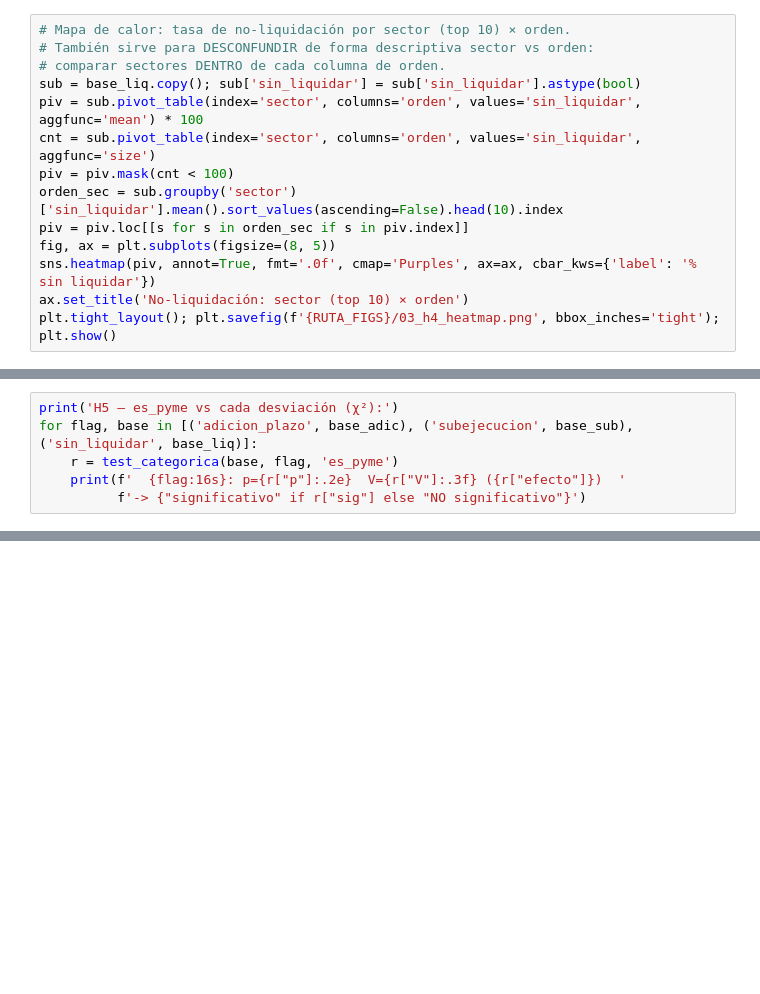
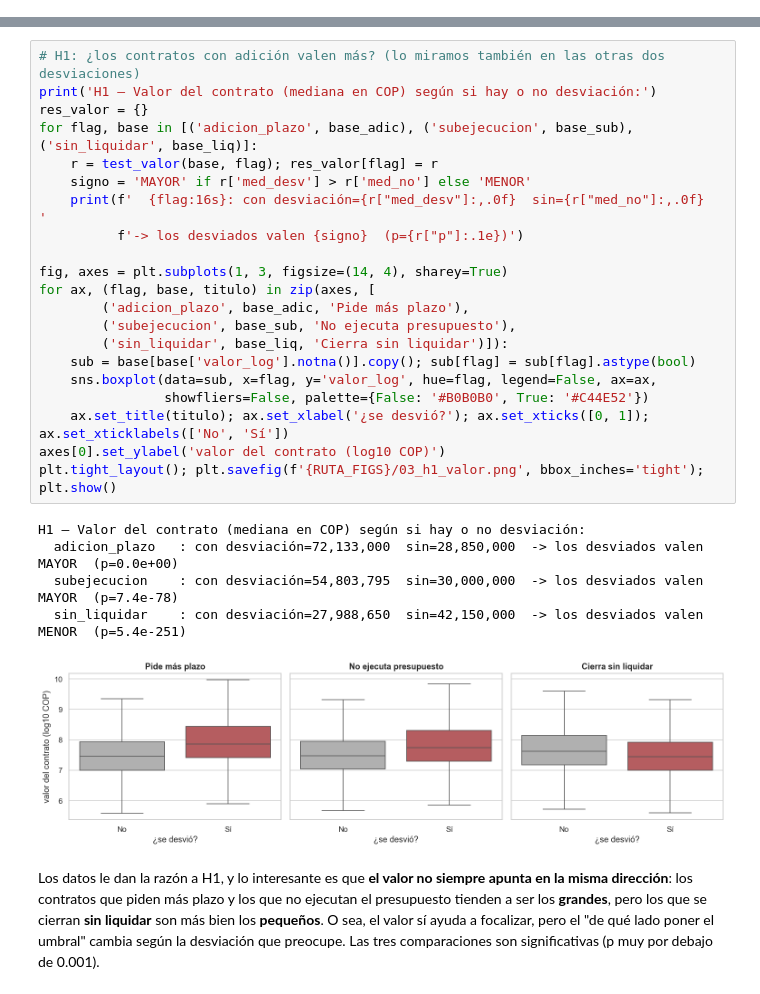
Before and after one commit to Danielfts/MINE-ciencia-de-datos, a Jupyter notebook: Taller 1/notebooks/03_analisis.ipynb, the cells around one changed output, grey strips where cells are left out. Cells and saved outputs as stored; diff of their text form; blank space fills up the shorter version.

```diff
--- a/Taller 1/notebooks/03_analisis.ipynb
+++ b/Taller 1/notebooks/03_analisis.ipynb
@@ -274,14 +0,0 @@ H4 — sin_liquidar vs sector: χ² p=0.0e+00  V=0.316 (fuerte) -> SIGNIFICATIVO
-# %%
-# Mapa de calor: tasa de no-liquidación por sector (top 10) × orden.
-# También sirve para DESCONFUNDIR de forma descriptiva sector vs orden:
-# comparar sectores DENTRO de cada columna de orden.
-sub = base_liq.copy(); sub['sin_liquidar'] = sub['sin_liquidar'].astype(bool)
-piv = sub.pivot_table(index='sector', columns='orden', values='sin_liquidar', aggfunc='mean') * 100
-cnt = sub.pivot_table(index='sector', columns='orden', values='sin_liquidar', aggfunc='size')
-piv = piv.mask(cnt < 100)
-orden_sec = sub.groupby('sector')['sin_liquidar'].mean().sort_values(ascending=False).head(10).index
-piv = piv.loc[[s for s in orden_sec if s in piv.index]]
-fig, ax = plt.subplots(figsize=(8, 5))
-sns.heatmap(piv, annot=True, fmt='.0f', cmap='Purples', ax=ax, cbar_kws={'label': '% sin liquidar'})
-ax.set_title('No-liquidación: sector (top 10) × orden')
-plt.tight_layout(); plt.savefig(f'{RUTA_FIGS}/03_h4_heatmap.png', bbox_inches='tight'); plt.show()
@@ -305,6 +0,0 @@ de este análisis descriptivo — ver limitaciones en el informe.)*
-# %%
-print('H5 — es_pyme vs cada desviación (χ²):')
-for flag, base in [('adicion_plazo', base_adic), ('subejecucion', base_sub), ('sin_liquidar', base_liq)]:
-    r = test_categorica(base, flag, 'es_pyme')
-    print(f'  {flag:16s}: p={r["p"]:.2e}  V={r["V"]:.3f} ({r["efecto"]})  '
-          f'-> {"significativo" if r["sig"] else "NO significativo"}')
@@ -367,0 +159,33 @@ limitaciones del análisis.
+# %%
+# H1: ¿los contratos con adición valen más? (lo miramos también en las otras dos desviaciones)
+print('H1 — Valor del contrato (mediana en COP) según si hay o no desviación:')
+res_valor = {}
+for flag, base in [('adicion_plazo', base_adic), ('subejecucion', base_sub), ('sin_liquidar', base_liq)]:
+    r = test_valor(base, flag); res_valor[flag] = r
+    signo = 'MAYOR' if r['med_desv'] > r['med_no'] else 'MENOR'
+    print(f'  {flag:16s}: con desviación={r["med_desv"]:,.0f}  sin={r["med_no"]:,.0f}  '
+          f'-> los desviados valen {signo}  (p={r["p"]:.1e})')
+
+fig, axes = plt.subplots(1, 3, figsize=(14, 4), sharey=True)
+for ax, (flag, base, titulo) in zip(axes, [
+        ('adicion_plazo', base_adic, 'Pide más plazo'),
+        ('subejecucion', base_sub, 'No ejecuta presupuesto'),
+        ('sin_liquidar', base_liq, 'Cierra sin liquidar')]):
+    sub = base[base['valor_log'].notna()].copy(); sub[flag] = sub[flag].astype(bool)
+    sns.boxplot(data=sub, x=flag, y='valor_log', hue=flag, legend=False, ax=ax,
+                showfliers=False, palette={False: '#B0B0B0', True: '#C44E52'})
+    ax.set_title(titulo); ax.set_xlabel('¿se desvió?'); ax.set_xticks([0, 1]); ax.set_xticklabels(['No', 'Sí'])
+axes[0].set_ylabel('valor del contrato (log10 COP)')
+plt.tight_layout(); plt.savefig(f'{RUTA_FIGS}/03_h1_valor.png', bbox_inches='tight'); plt.show()
+# %% [output]
+H1 — Valor del contrato (mediana en COP) según si hay o no desviación:
+  adicion_plazo   : con desviación=72,133,000  sin=28,850,000  -> los desviados valen MAYOR  (p=0.0e+00)
+  subejecucion    : con desviación=54,803,795  sin=30,000,000  -> los desviados valen MAYOR  (p=7.4e-78)
+  sin_liquidar    : con desviación=27,988,650  sin=42,150,000  -> los desviados valen MENOR  (p=5.4e-251)
+[figure, added]
+# %% [markdown]
+Los datos le dan la razón a H1, y lo interesante es que **el valor no siempre apunta en la misma
+dirección**: los contratos que piden más plazo y los que no ejecutan el presupuesto tienden a ser los **grandes**,
+pero los que se cierran **sin liquidar** son más bien los **pequeños**. O sea, el valor sí ayuda a focalizar, pero
+el "de qué lado poner el umbral" cambia según la desviación que preocupe. Las tres comparaciones son
+significativas (p muy por debajo de 0.001).
```
Also changed, not shown: parts of 58 cells of this notebook, 11 other files.
